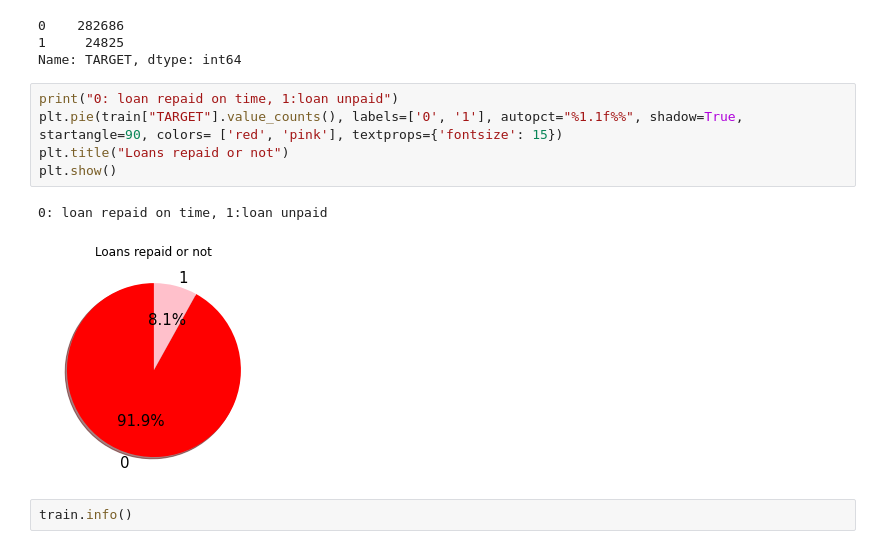
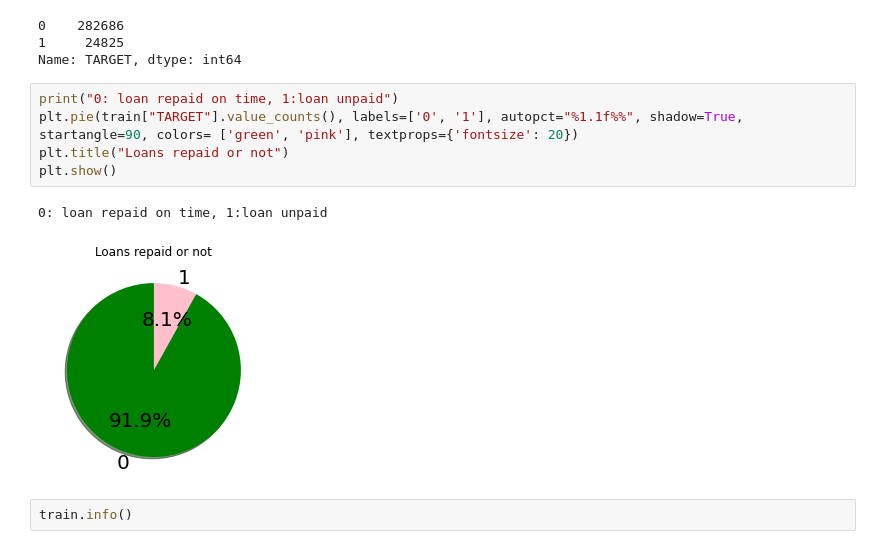
Before and after one commit to pafernannapi18/GithubIntro, a Jupyter notebook: 17Assignment.ipynb, the cells around one changed output. Cells and saved outputs as stored; diff of their text form.

```diff
--- a/17Assignment.ipynb
+++ b/17Assignment.ipynb
@@ -147,12 +166,12 @@ train.TARGET.value_counts()
 Name: TARGET, dtype: int64
 # %%
 print("0: loan repaid on time, 1:loan unpaid")
-plt.pie(train["TARGET"].value_counts(), labels=['0', '1'], autopct="%1.1f%%", shadow=True, startangle=90, colors= ['red', 'pink'], textprops={'fontsize': 15})
+plt.pie(train["TARGET"].value_counts(), labels=['0', '1'], autopct="%1.1f%%", shadow=True, startangle=90, colors= ['green', 'pink'], textprops={'fontsize': 20})
 plt.title("Loans repaid or not")
 plt.show()
 # %% [output]
 0: loan repaid on time, 1:loan unpaid
-[figure, old version]
+[figure, new version]
 # %%
 train.info()
 # %% [output]
```
Also changed, not shown: parts of 16 cells of this notebook.
